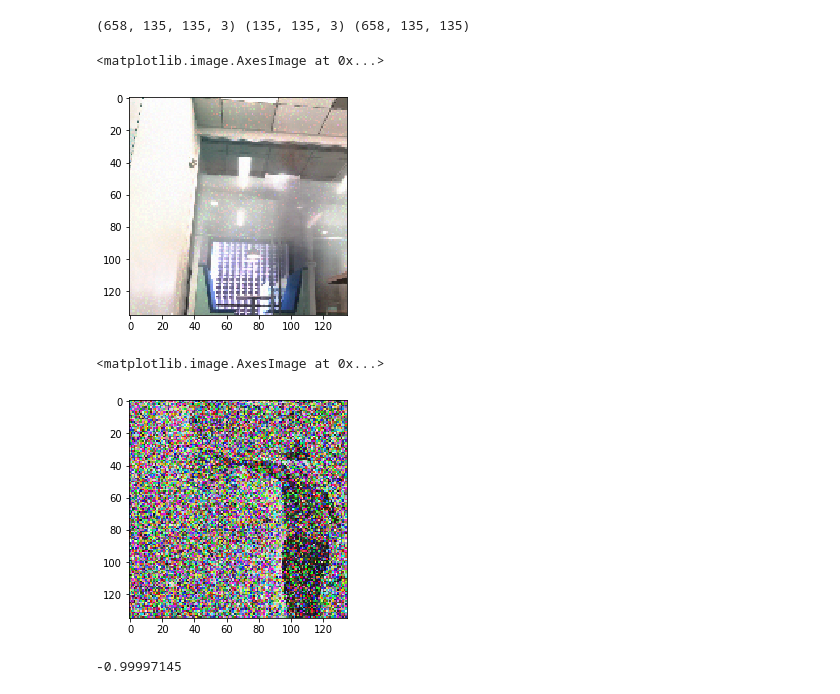
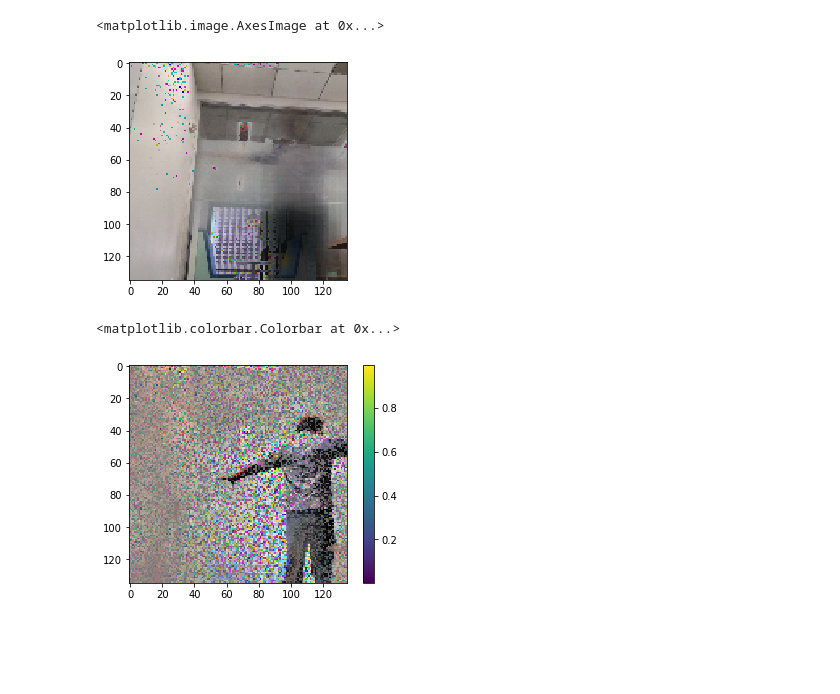
Before and after one commit to cemoody/rtvf, a Jupyter notebook: NB01 Robust Total Variation Tensor Factorization.ipynb, the cells around one changed output. Cells and saved outputs as stored; diff of their text form; code cells hidden in the pictures; blank space fills up the shorter version.

```diff
--- a/NB01 Robust Total Variation Tensor Factorization.ipynb
+++ b/NB01 Robust Total Variation Tensor Factorization.ipynb
@@ -6,22 +7,15 @@ from matplotlib import pyplot as plt
 mask = np.load("./checkpoint.npz")["mask"]
 fg = np.load("./checkpoint.npz")["fg"]
 bg = np.load("./checkpoint.npz")["bg"][0]
-# %%
-print(fg.shape, bg.shape, mask.shape)
-# %% [output]
-(658, 135, 135, 3) (135, 135, 3) (658, 135, 135)
 # %%
-plt.imshow(bg)
+plt.imshow(expit(bg))
 # %% [output]
 <matplotlib.image.AxesImage at 0x...>
-[figure, old version]
+[figure, new version]
 # %%
 #axs = plt.subplots(1, 2)
-plt.imshow(fg[200])
+plt.imshow(expit(fg[250]))
+plt.colorbar()
 # %% [output]
-<matplotlib.image.AxesImage at 0x...>
+<matplotlib.colorbar.Colorbar at 0x...>
-[figure, old version]
+[figure, new version]
-# %%
-fg.min()
-# %% [output]
--0.99997145
```
Also changed, not shown: parts of 7 cells of this notebook, 1 other file.
